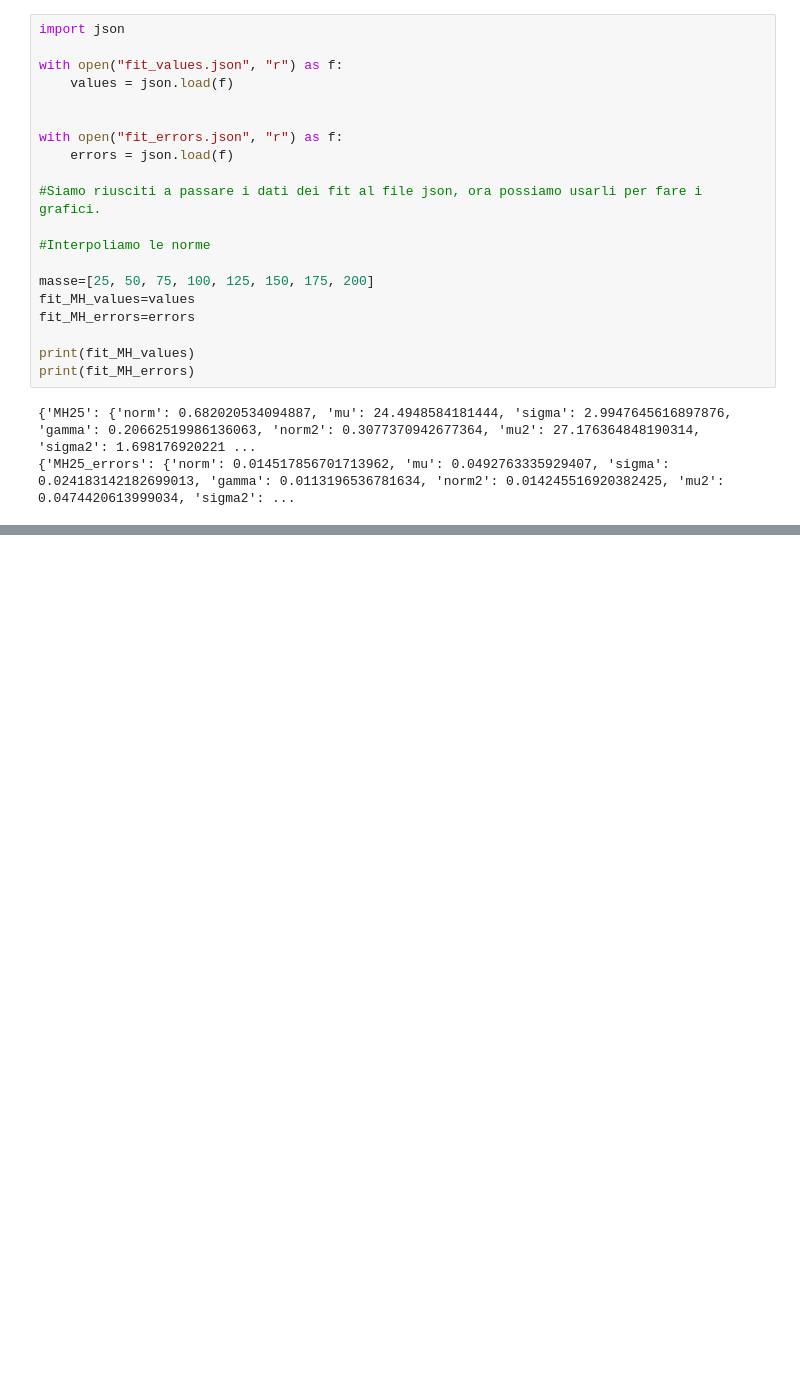
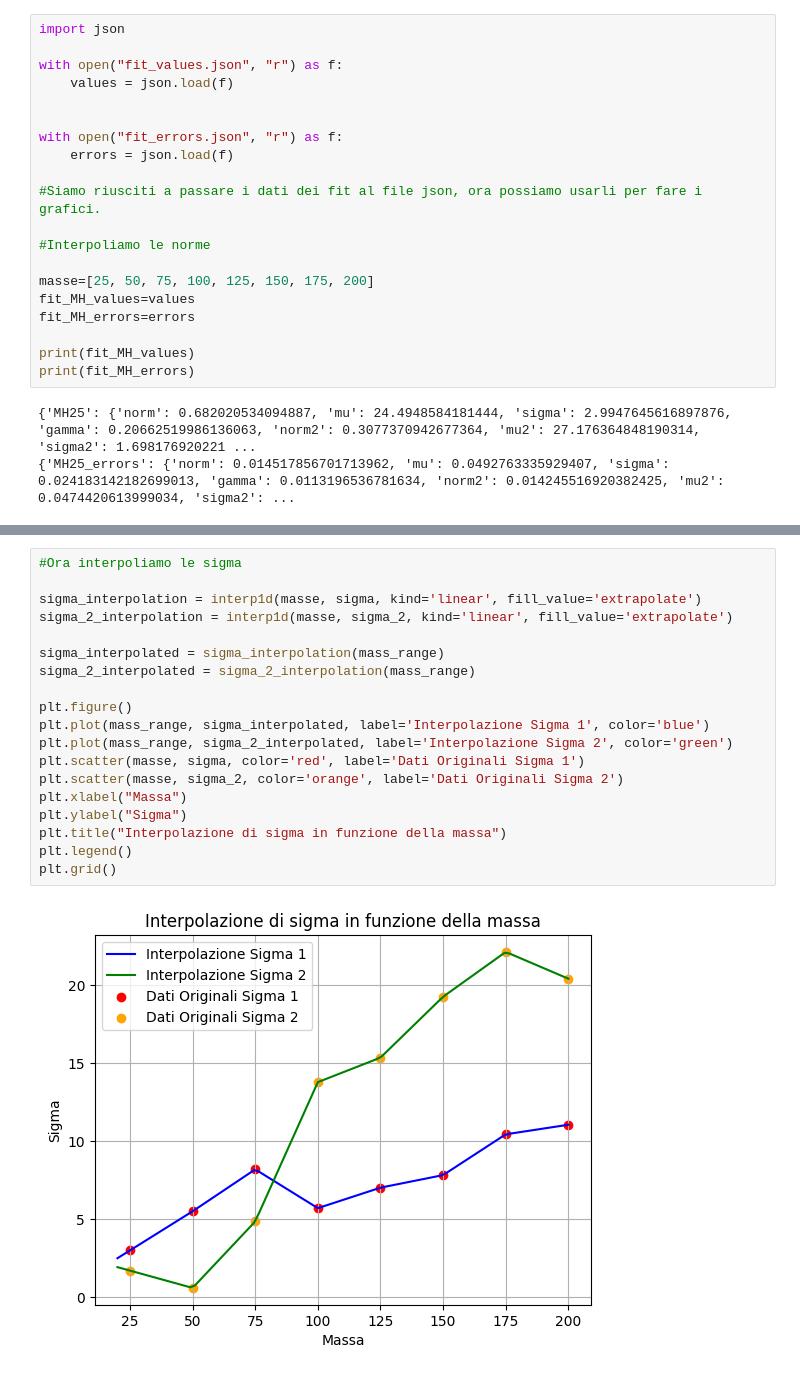
Before and after one commit to riccardocanterini-cyber/Tesi, a Jupyter notebook: Fit_Bifunzione/Interpolazione_BF.ipynb, the cells around one changed output, grey strips where cells are left out. Saved outputs shown, nothing was run; the diff lists cells and outputs as text; blank space fills up the shorter version.

```diff
--- a/Fit_Bifunzione/Interpolazione_BF.ipynb
+++ b/Fit_Bifunzione/Interpolazione_BF.ipynb
@@ -112,4 +159,25 @@ plt.show()
 [figure]
+# %%
+#Ora interpoliamo le sigma
+
+sigma_interpolation = interp1d(masse, sigma, kind='linear', fill_value='extrapolate')
+sigma_2_interpolation = interp1d(masse, sigma_2, kind='linear', fill_value='extrapolate')
+
+sigma_interpolated = sigma_interpolation(mass_range)
+sigma_2_interpolated = sigma_2_interpolation(mass_range)
+
+plt.figure()
+plt.plot(mass_range, sigma_interpolated, label='Interpolazione Sigma 1', color='blue')
+plt.plot(mass_range, sigma_2_interpolated, label='Interpolazione Sigma 2', color='green')
+plt.scatter(masse, sigma, color='red', label='Dati Originali Sigma 1')
+plt.scatter(masse, sigma_2, color='orange', label='Dati Originali Sigma 2')
+plt.xlabel("Massa")
+plt.ylabel("Sigma")
+plt.title("Interpolazione di sigma in funzione della massa")
+plt.legend()
+plt.grid()
+# %% [output]
+[figure, added]
 # %%
 #Ora per le gamma
 
```
Also changed, not shown: parts of 11 cells of this notebook, 10 other files.
